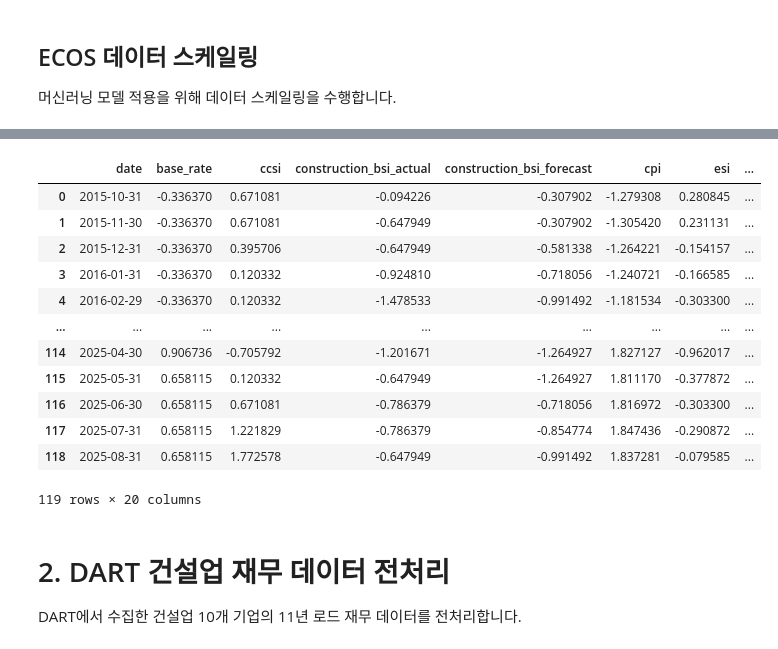
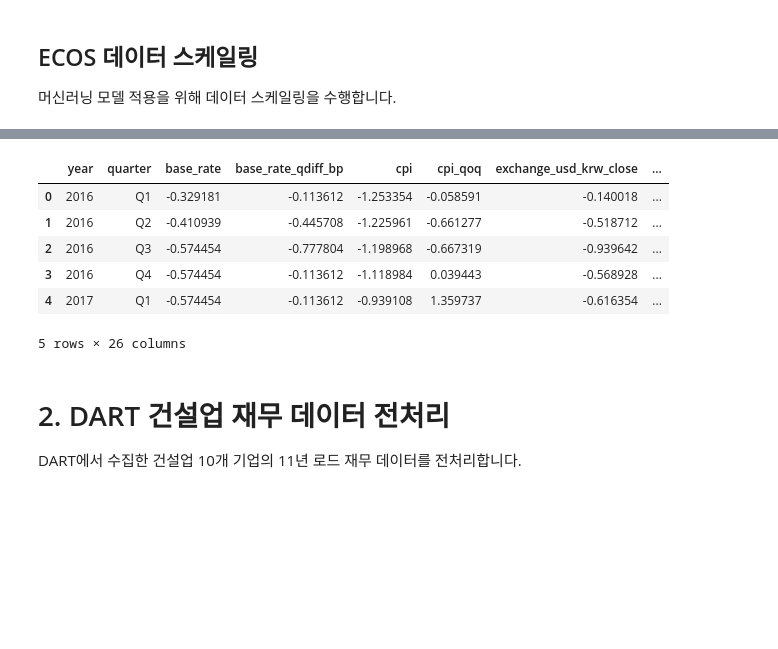
Before and after one commit to kor-ie-proj/kor-ie-proj, a Jupyter notebook: preprocessing/preprocessing.ipynb, the cells around one changed output, grey strips where cells are left out. Cells and saved outputs as stored; diff of their text form; code cells hidden in the pictures; blank space fills up the shorter version.

```diff
--- a/preprocessing/preprocessing.ipynb
+++ b/preprocessing/preprocessing.ipynb
@@ -670,19 +753,13 @@ max                     1.82               1.94
 # %%
-ecos_scaled_df
+ecos_quarterly_scaled.head()
 # %% [output]
-|  | date | base_rate | ccsi | construction_bsi_actual | construction_bsi_forecast | cpi | esi | ... |
-| 0 | 2015-10-31 | -0.336370 | 0.671081 | -0.094226 | -0.307902 | -1.279308 | 0.280845 | ... |
-| 1 | 2015-11-30 | -0.336370 | 0.671081 | -0.647949 | -0.307902 | -1.305420 | 0.231131 | ... |
-| 2 | 2015-12-31 | -0.336370 | 0.395706 | -0.647949 | -0.581338 | -1.264221 | -0.154157 | ... |
-| 3 | 2016-01-31 | -0.336370 | 0.120332 | -0.924810 | -0.718056 | -1.240721 | -0.166585 | ... |
-| 4 | 2016-02-29 | -0.336370 | 0.120332 | -1.478533 | -0.991492 | -1.181534 | -0.303300 | ... |
-| ... | ... | ... | ... | ... | ... | ... | ... | ... |
-| 114 | 2025-04-30 | 0.906736 | -0.705792 | -1.201671 | -1.264927 | 1.827127 | -0.962017 | ... |
-| 115 | 2025-05-31 | 0.658115 | 0.120332 | -0.647949 | -1.264927 | 1.811170 | -0.377872 | ... |
-| 116 | 2025-06-30 | 0.658115 | 0.671081 | -0.786379 | -0.718056 | 1.816972 | -0.303300 | ... |
-| 117 | 2025-07-31 | 0.658115 | 1.221829 | -0.786379 | -0.854774 | 1.847436 | -0.290872 | ... |
-| 118 | 2025-08-31 | 0.658115 | 1.772578 | -0.647949 | -0.991492 | 1.837281 | -0.079585 | ... |
+|  | year | quarter | base_rate | base_rate_qdiff_bp | cpi | cpi_qoq | exchange_usd_krw_close | ... |
+| 0 | 2016 | Q1 | -0.329181 | -0.113612 | -1.253354 | -0.058591 | -0.140018 | ... |
+| 1 | 2016 | Q2 | -0.410939 | -0.445708 | -1.225961 | -0.661277 | -0.518712 | ... |
+| 2 | 2016 | Q3 | -0.574454 | -0.777804 | -1.198968 | -0.667319 | -0.939642 | ... |
+| 3 | 2016 | Q4 | -0.574454 | -0.113612 | -1.118984 | 0.039443 | -0.568928 | ... |
+| 4 | 2017 | Q1 | -0.574454 | -0.113612 | -0.939108 | 1.359737 | -0.616354 | ... |
-119 rows × 20 columns
+5 rows × 26 columns
 # %% [markdown]
 # 2. DART 건설업 재무 데이터 전처리
 
```
Also changed, not shown: parts of 11 cells of this notebook.
